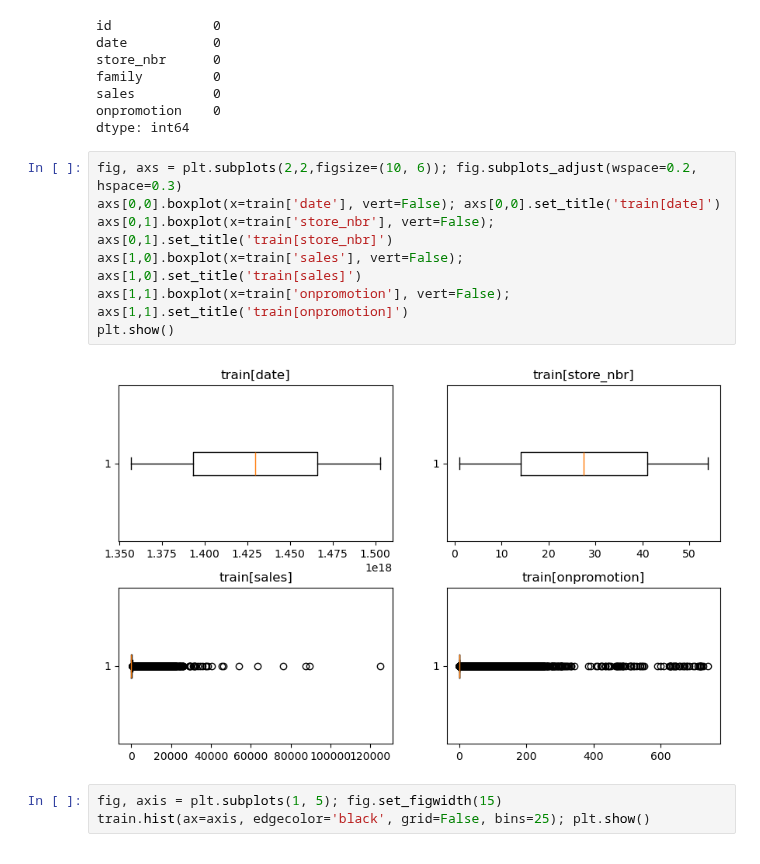
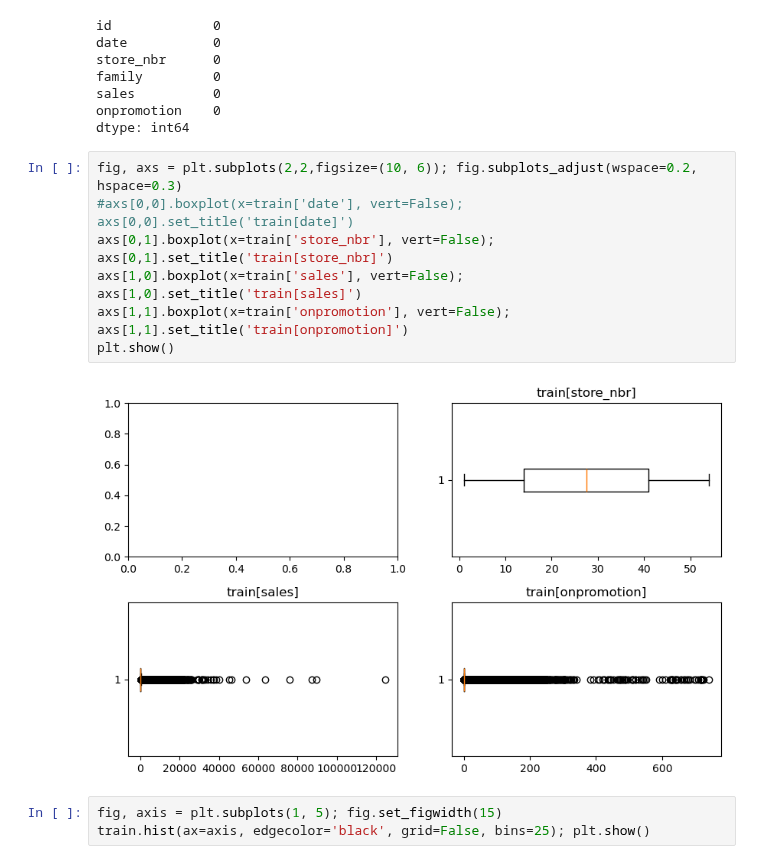
Before and after one commit to Anders-Stubberud/IT3212, a Jupyter notebook: assignment_1/notebook_Thomas.ipynb, the cells around one changed output. Saved outputs shown, nothing was run; the diff lists cells and outputs as text.

```diff
--- a/assignment_1/notebook_Thomas.ipynb
+++ b/assignment_1/notebook_Thomas.ipynb
@@ -107,13 +107,13 @@ onpromotion    0
 dtype: int64
 # %%
 fig, axs = plt.subplots(2,2,figsize=(10, 6)); fig.subplots_adjust(wspace=0.2, hspace=0.3)
-axs[0,0].boxplot(x=train['date'], vert=False); axs[0,0].set_title('train[date]')
+#axs[0,0].boxplot(x=train['date'], vert=False); axs[0,0].set_title('train[date]')
 axs[0,1].boxplot(x=train['store_nbr'], vert=False); axs[0,1].set_title('train[store_nbr]')
 axs[1,0].boxplot(x=train['sales'], vert=False); axs[1,0].set_title('train[sales]')
 axs[1,1].boxplot(x=train['onpromotion'], vert=False); axs[1,1].set_title('train[onpromotion]')
 plt.show()
 # %% [output]
-[figure, old version]
+[figure, new version]
 # %%
 fig, axis = plt.subplots(1, 5); fig.set_figwidth(15)
 train.hist(ax=axis, edgecolor='black', grid=False, bins=25); plt.show()
```
Also changed, not shown: parts of 3 cells of this notebook, 1 other file.
